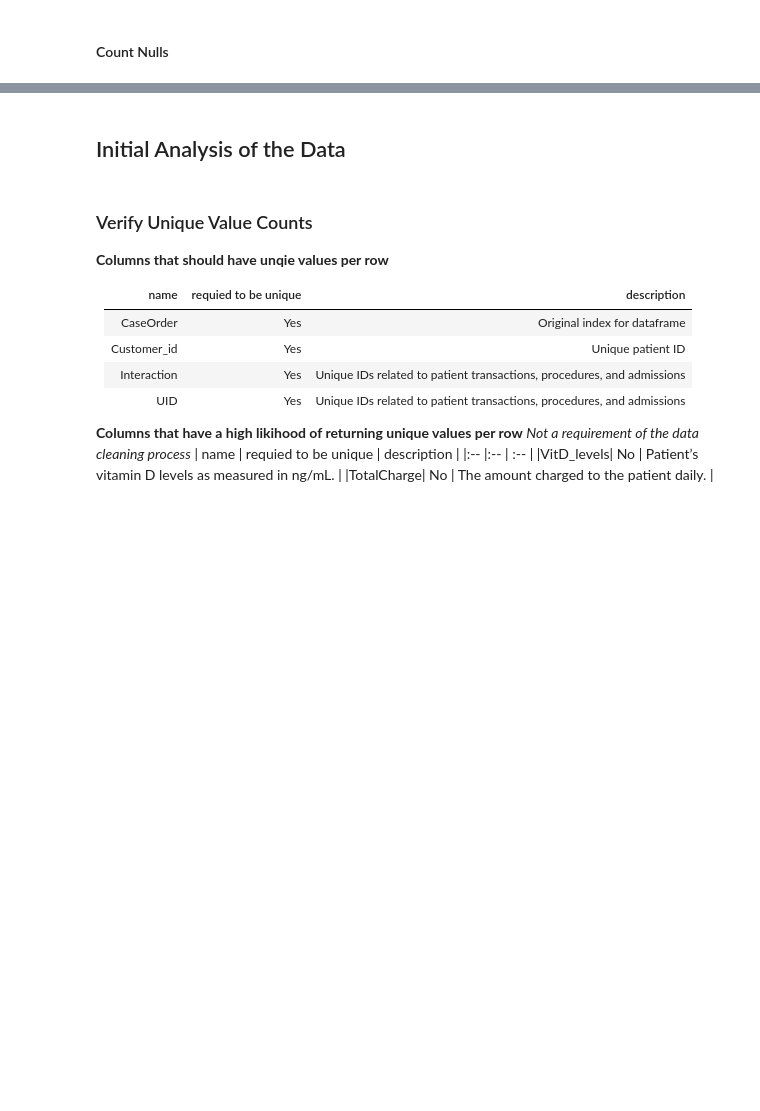
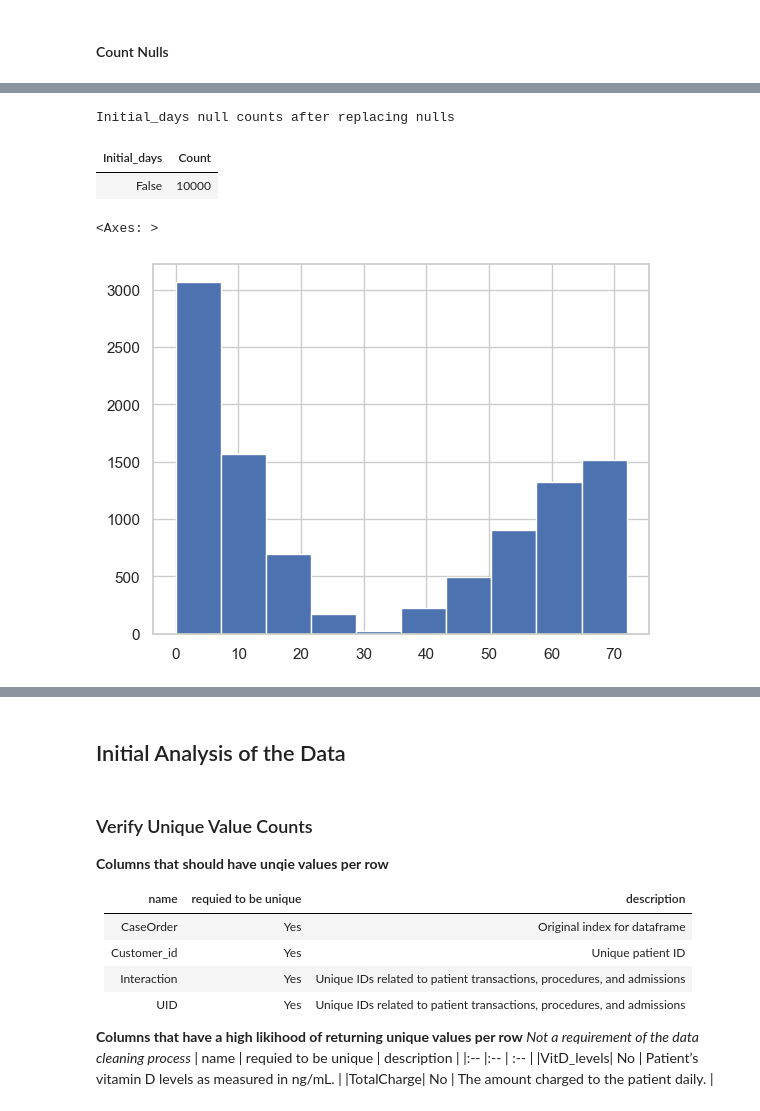
Before and after one commit to drusho/WGU, a Jupyter notebook: d206 - Data Cleaning/Assessment/assessment.ipynb, the cells around one changed output, grey strips where cells are left out. Saved outputs shown, nothing was run; the diff lists cells and outputs as text; code cells hidden in the pictures; blank space fills up the shorter version.

```diff
--- a/d206 - Data Cleaning/Assessment/assessment.ipynb
+++ b/d206 - Data Cleaning/Assessment/assessment.ipynb
@@ -165,0 +285,23 @@ Top 10 Null Counts by Column Name
+# %%
+# create a df copy to keep dataframe(s) immutable
+df_clean_initial_days = df_dup_drop.copy()
+
+# fillna values with value of 0 and set datatype to int
+df_clean_initial_days["Initial_days"] = df_clean_initial_days["Initial_days"].fillna(
+    0)
+
+id_new_null_counts = df_clean_initial_days["Initial_days"].isnull(
+).value_counts()
+
+print("Initial_days null counts after replacing nulls")
+print_counts(id_new_null_counts, "Initial_days")
+# %% [output]
+Initial_days null counts after replacing nulls
+| Initial_days | Count |
+| False | 10000 |
+# %%
+# verify distribution after imputation
+df_clean_initial_days["Initial_days"].hist()
+# %% [output]
+<Axes: >
+[figure, added]
```
Also changed, not shown: parts of 32 cells of this notebook, 1 other file.
